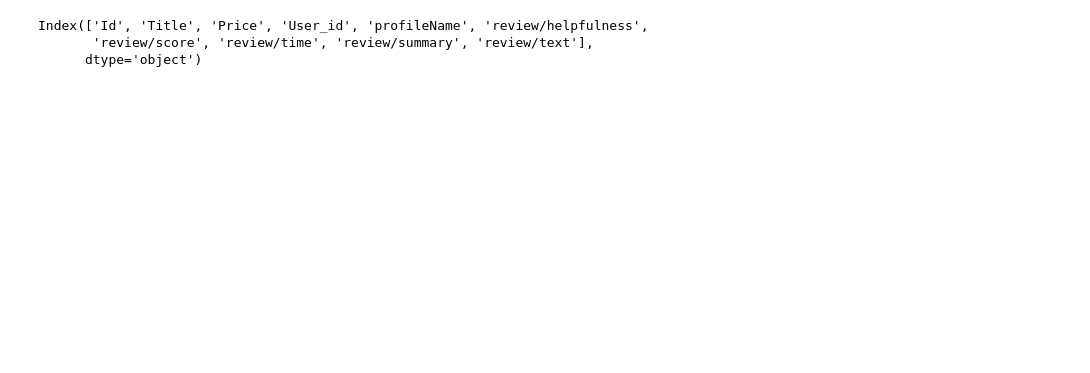
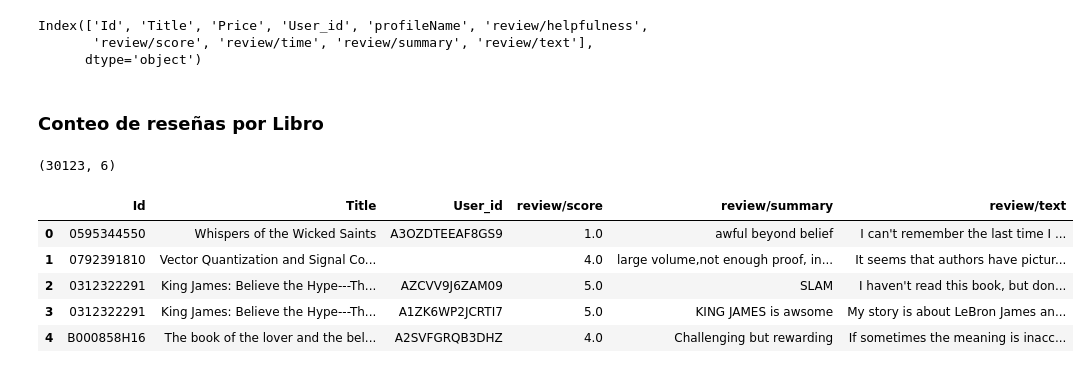
Before and after one commit to jlvaldes/bigdata, a Jupyter notebook: Daniel_script_tests.ipynb, the cells around one changed output. Saved outputs shown, nothing was run; the diff lists cells and outputs as text; code cells hidden in the pictures; blank space fills up the shorter version.

```diff
--- a/Daniel_script_tests.ipynb
+++ b/Daniel_script_tests.ipynb
@@ -78,3 +78,18 @@ df_clean_rating = df2[[
     #almacenas ese df en un nuevo csv (localmente, el raiz del proyecto)
 # %%
 df_clean_rating.to_csv(CSV_BOOK_DATA_CLEANED_PATH)
+# %% [markdown]
+### Conteo de reseñas por Libro
+# %%
+book_name = ""
+filtered_reviews = df_rating_clean[df_rating_clean['Title'] != book_name]
+print(filtered_reviews.shape)
+filtered_reviews.head()
+# %% [output]
+(30123, 6)
+|  | Id | Title | User_id | review/score | review/summary | review/text |
+| 0 | 0595344550 | Whispers of the Wicked Saints | A3OZDTEEAF8GS9 | 1.0 | awful beyond belief | I can't remember the last time I ... |
+| 1 | 0792391810 | Vector Quantization and Signal Co... |  | 4.0 | large volume,not enough proof, in... | It seems that authors have pictur... |
+| 2 | 0312322291 | King James: Believe the Hype---Th... | AZCVV9J6ZAM09 | 5.0 | SLAM | I haven't read this book, but don... |
+| 3 | 0312322291 | King James: Believe the Hype---Th... | A1ZK6WP2JCRTI7 | 5.0 | KING JAMES is awsome | My story is about LeBron James an... |
+| 4 | B000858H16 | The book of the lover and the bel... | A2SVFGRQB3DHZ | 4.0 | Challenging but rewarding | If sometimes the meaning is inacc... |
```
Also changed, not shown: parts of 4 cells of this notebook, 2 other files.
